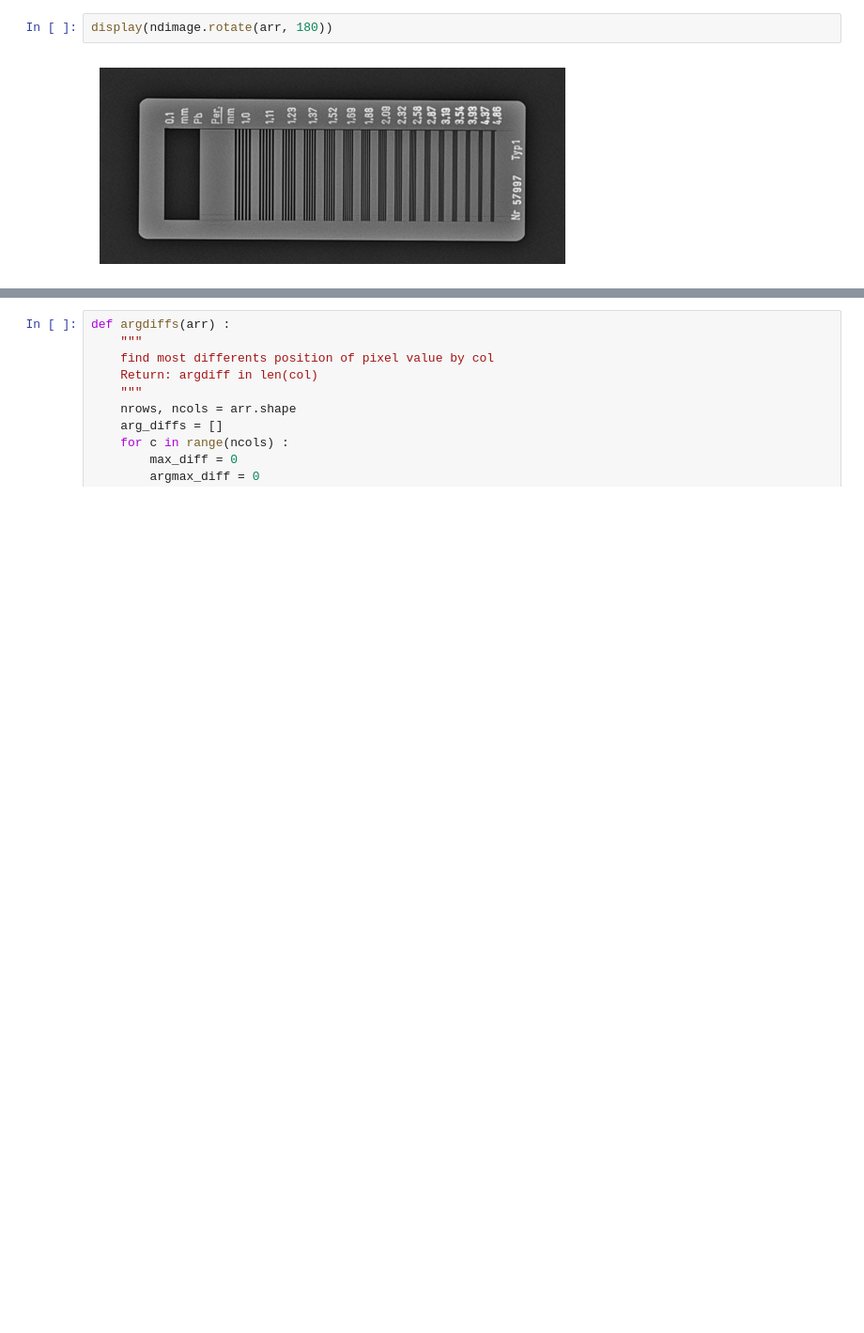
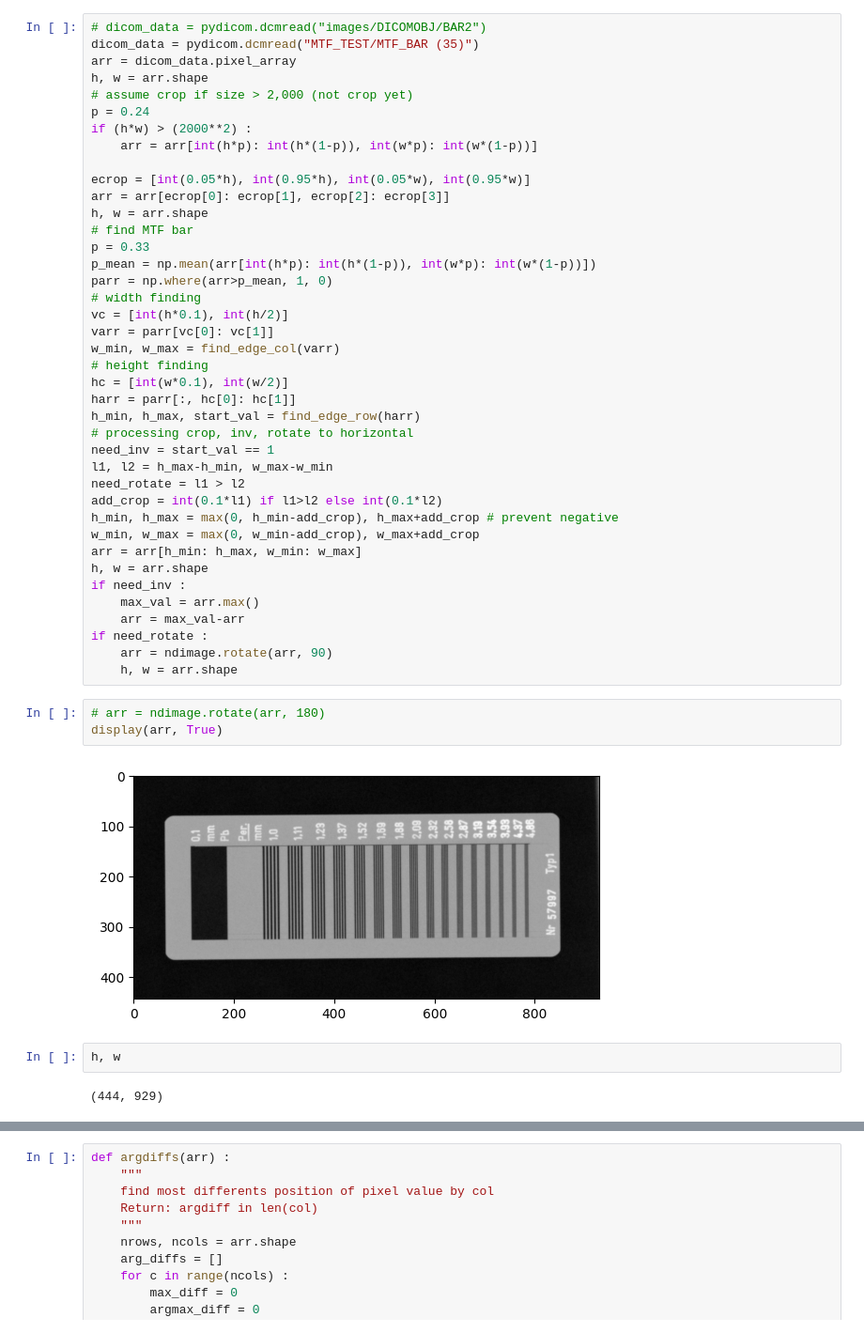
Before and after one commit to NickyAlan/DR-Light-beam-test, a Jupyter notebook: mtf.ipynb, the cells around one changed output, grey strips where cells are left out. Shown at 94% size. Drawn from its saved outputs; the diff is of its cells as text; blank space fills up the shorter version.

Commit message:
feature find MTF bar

```diff
--- a/mtf.ipynb
+++ b/mtf.ipynb
@@ -30,5 +80,50 @@ display(arr, True)
+# %%
+# dicom_data = pydicom.dcmread("images/DICOMOBJ/BAR2")
+dicom_data = pydicom.dcmread("MTF_TEST/MTF_BAR (35)")
+arr = dicom_data.pixel_array
+h, w = arr.shape
+# assume crop if size > 2,000 (not crop yet)
+p = 0.24
+if (h*w) > (2000**2) :
+    arr = arr[int(h*p): int(h*(1-p)), int(w*p): int(w*(1-p))]
+
+ecrop = [int(0.05*h), int(0.95*h), int(0.05*w), int(0.95*w)]
+arr = arr[ecrop[0]: ecrop[1], ecrop[2]: ecrop[3]]
+h, w = arr.shape
+# find MTF bar
+p = 0.33
+p_mean = np.mean(arr[int(h*p): int(h*(1-p)), int(w*p): int(w*(1-p))])
+parr = np.where(arr>p_mean, 1, 0)
+# width finding
+vc = [int(h*0.1), int(h/2)]
+varr = parr[vc[0]: vc[1]]
+w_min, w_max = find_edge_col(varr)
+# height finding
+hc = [int(w*0.1), int(w/2)]
+harr = parr[:, hc[0]: hc[1]]
+h_min, h_max, start_val = find_edge_row(harr)
+# processing crop, inv, rotate to horizontal
+need_inv = start_val == 1
+l1, l2 = h_max-h_min, w_max-w_min
+need_rotate = l1 > l2
+add_crop = int(0.1*l1) if l1>l2 else int(0.1*l2)
+h_min, h_max = max(0, h_min-add_crop), h_max+add_crop # prevent negative
+w_min, w_max = max(0, w_min-add_crop), w_max+add_crop
+arr = arr[h_min: h_max, w_min: w_max]
+h, w = arr.shape
+if need_inv :
+    max_val = arr.max()
+    arr = max_val-arr
+if need_rotate :
+    arr = ndimage.rotate(arr, 90)
+    h, w = arr.shape
 # %%
-display(ndimage.rotate(arr, 180))
+# arr = ndimage.rotate(arr, 180)
+display(arr, True)
 # %% [output]
-[figure, old version]
+[figure, new version]
+# %%
+h, w
+# %% [output]
+(444, 929)
 # %%
```
Also changed, not shown: parts of 43 cells of this notebook.
